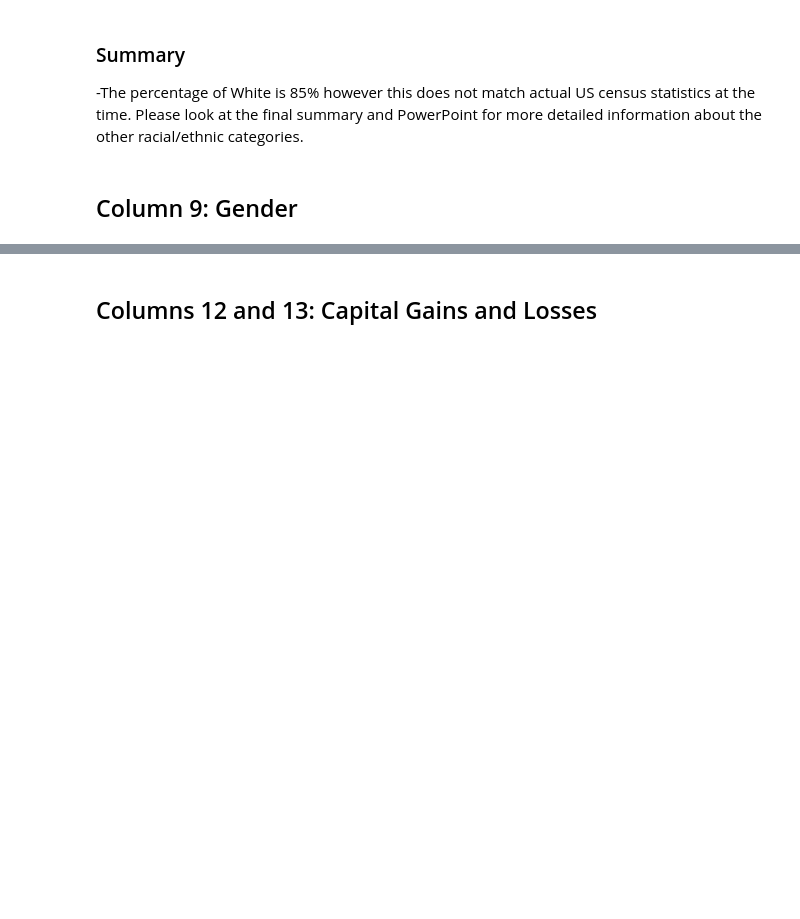
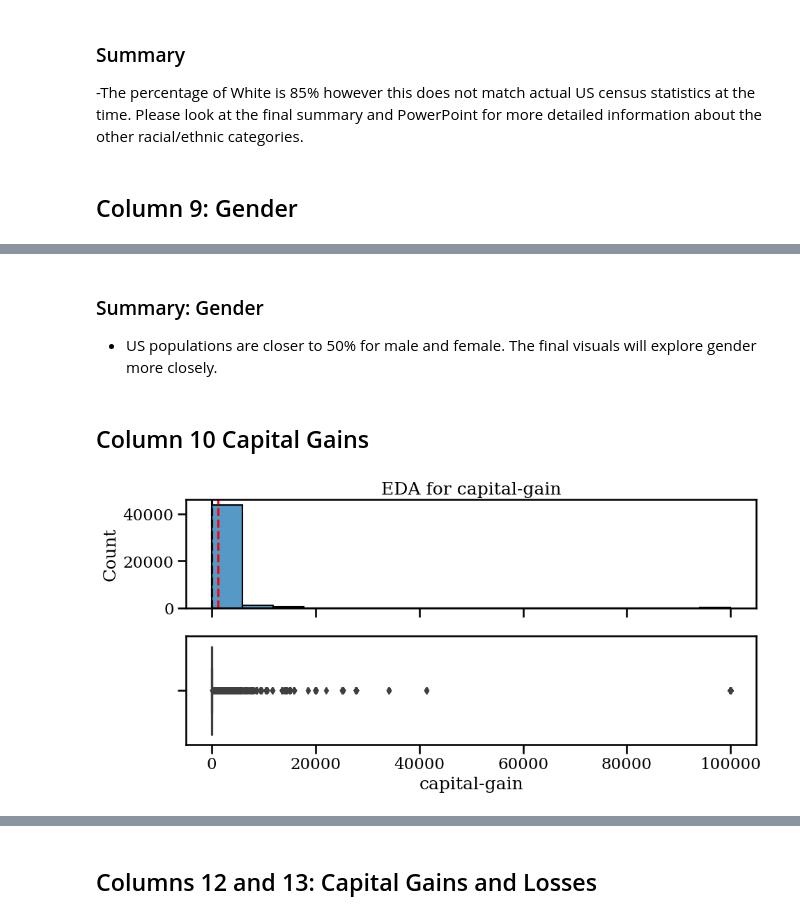
Before and after one commit to Elispreng/Census_1990, a Jupyter notebook: Visuals and Data Exploration.ipynb, the cells around one changed output, grey strips where cells are left out. Saved outputs shown, nothing was run; the diff lists cells and outputs as text; code cells hidden in the pictures; blank space fills up the shorter version.

```diff
--- a/Visuals and Data Exploration.ipynb
+++ b/Visuals and Data Exploration.ipynb
@@ -524,0 +676,9 @@ Name: race, dtype: float64
+# %% [markdown]
+### Summary: Gender
+- US populations are closer to 50% for male and female. The final visuals will explore gender more closely.
+# %% [markdown]
+## Column 10 Capital Gains
+# %%
+plot_numeric(df, 'capital-gain')
+# %% [output]
+[figure, added]
```
Also changed, not shown: parts of 26 cells of this notebook.
